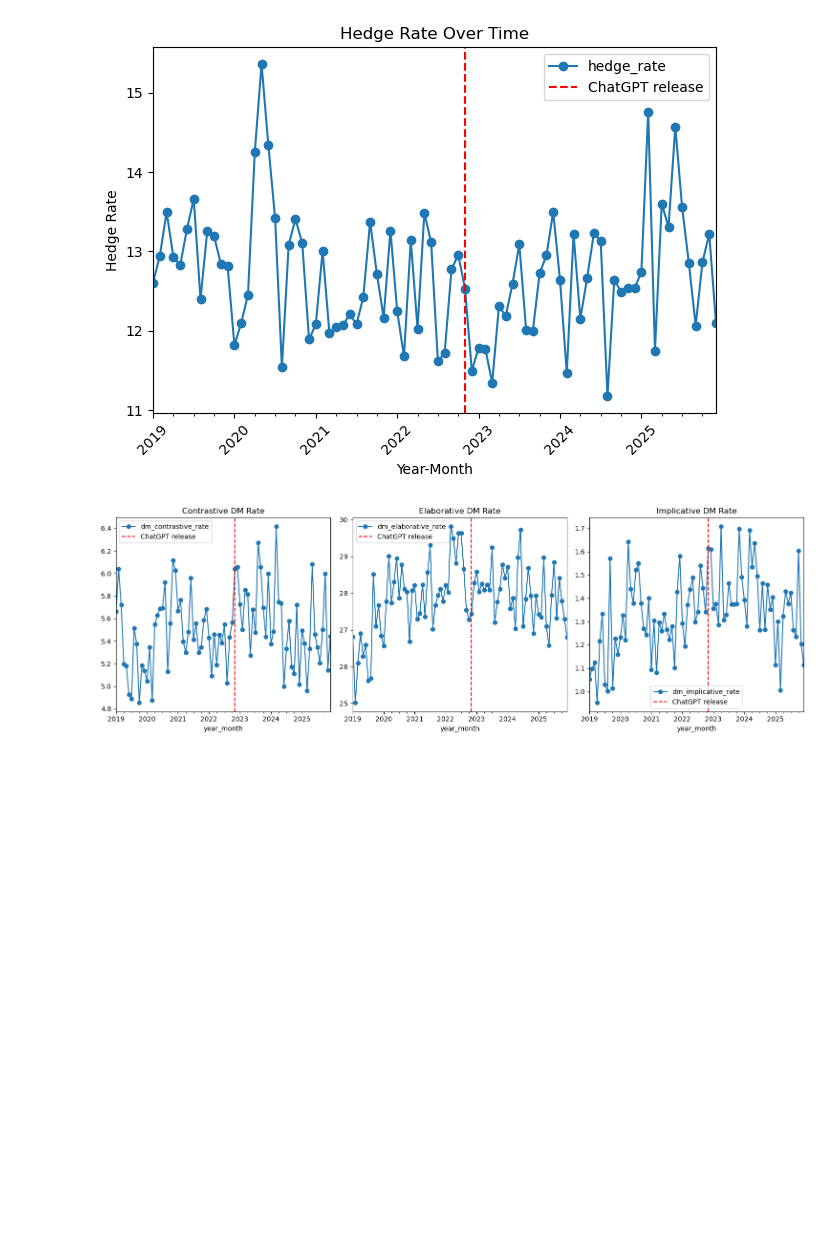
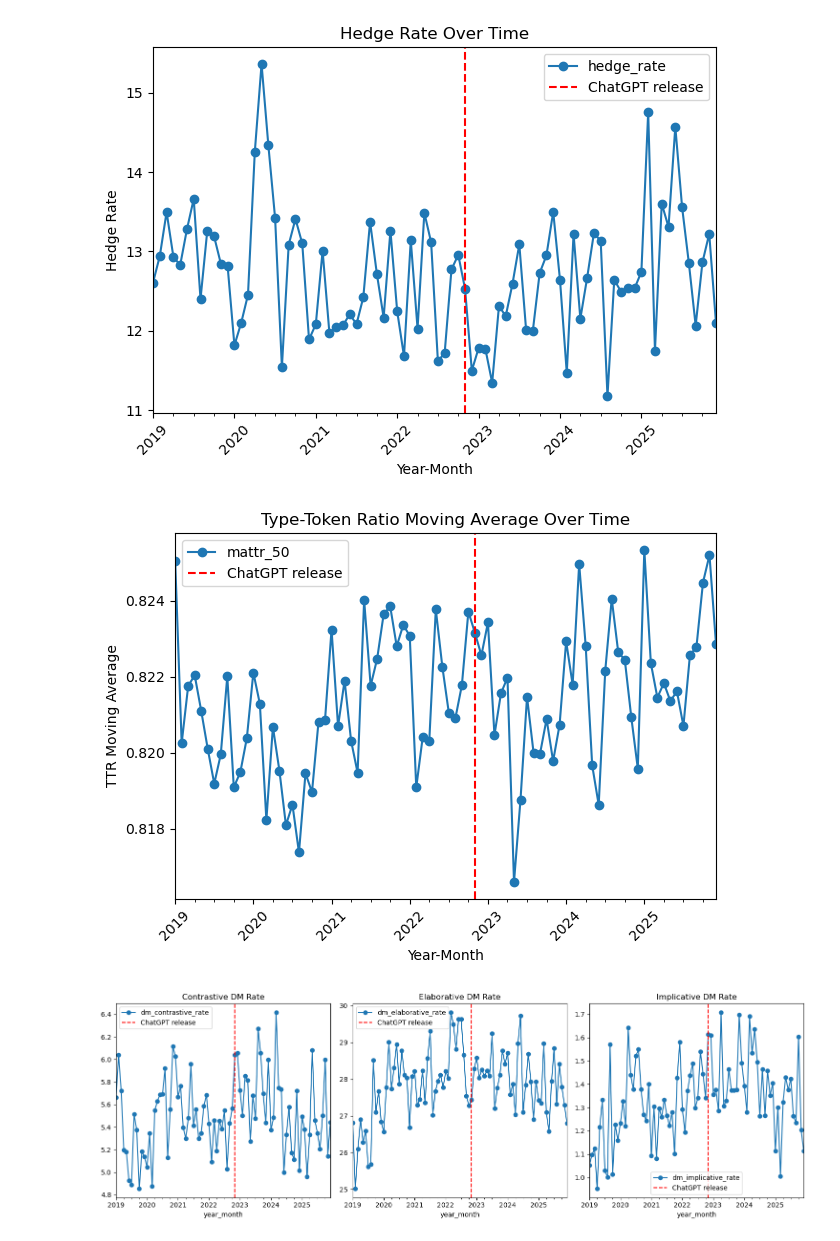
Before and after one commit to KaizenThe1st/ST312, a Jupyter notebook: Data_Business.ipynb, the cells around one changed output. Saved outputs shown, nothing was run; the diff lists cells and outputs as text; code cells hidden in the pictures; blank space fills up the shorter version.

```diff
--- a/Data_Business.ipynb
+++ b/Data_Business.ipynb
@@ -802,6 +812,30 @@ plt.tight_layout()
 plt.show()
 # %% [output]
 [figure]
+# %%
+grouped = df_clean.groupby("year_month")["mattr_50"].mean()
+
+ax = grouped.plot(marker="o")
+
+# Add vertical line at Nov 2022
+ax.axvline(
+    pd.Timestamp("2022-11-01"),
+    color="red",
+    linestyle="--",
+    label="ChatGPT release"
+)
+
+ax.legend()
+ax.set_xlabel("Year-Month")
+ax.set_ylabel("TTR Moving Average")
+ax.set_title("Type-Token Ratio Moving Average Over Time")
+
+ax.tick_params(axis="x", rotation=45)
+
+plt.tight_layout()
+plt.show()
+# %% [output]
+[figure, added]
 # %%
 fig, axes = plt.subplots(1, 3, figsize=(15, 5))
 
```
Also changed, not shown: parts of 6 cells of this notebook.
